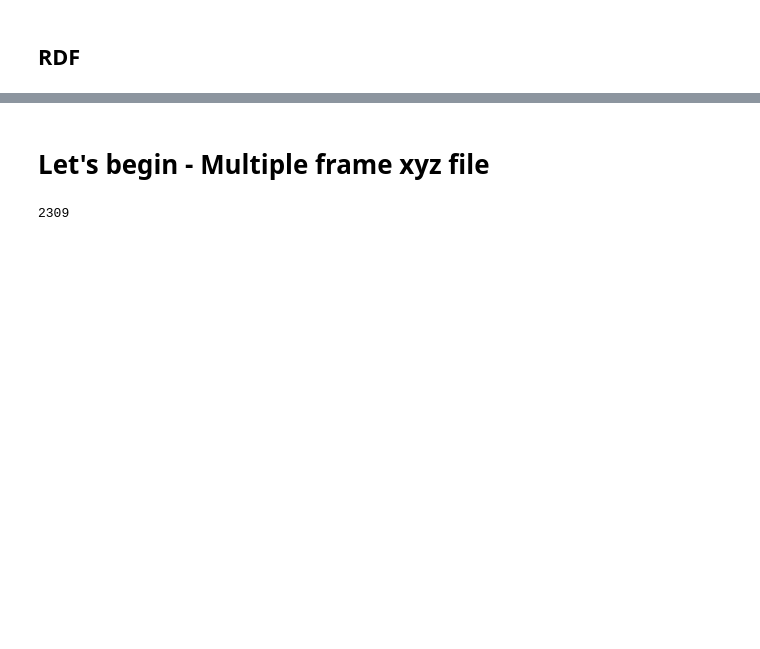
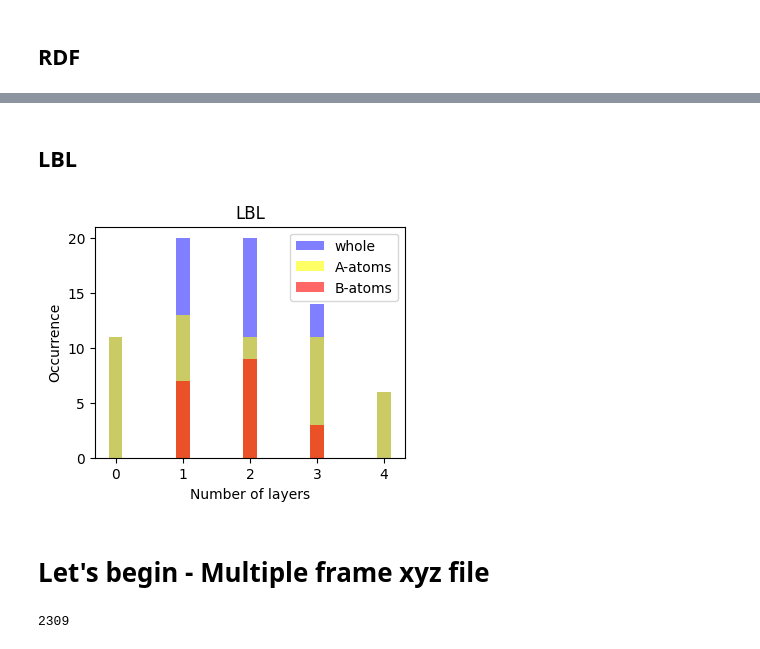
Before and after one commit to nanoMLMS/pySNOW, a Jupyter notebook: tutorial/distributions_bimetallic.ipynb, the cells around one changed output, grey strips where cells are left out. Cells and saved outputs as stored; diff of their text form; code cells hidden in the pictures; blank space fills up the shorter version.

```diff
--- a/tutorial/distributions_bimetallic.ipynb
+++ b/tutorial/distributions_bimetallic.ipynb
@@ -227,3 +269,22 @@ plt.show()
+# %% [markdown]
+## LBL
+# %%
+
+layer_height= my_lattice_A/ (np.sqrt(3)) #choose carefully considering that you have two different heights, how to combine them or which one you choose.
+
+n_layers, n_atoms_layer, n_atoms_layer_A, n_atoms_layer_B = cut_layers(el, coords, layer_height, 'z', element_A, element_B)
+
+plt.figure(figsize=(xfig, yfig))
+plt.bar(n_layers, n_atoms_layer, width=0.2, color='blue', alpha=0.5, label='whole')
+plt.bar(n_layers, n_atoms_layer_A, width=0.2, color='yellow', alpha=0.6, label='A-atoms')
+plt.bar(n_layers, n_atoms_layer_B, width=0.2, color='red', alpha=0.6, label='B-atoms')
+plt.xlabel("Number of layers")
+plt.ylabel("Occurrence")
+plt.title("LBL")
+plt.legend()
+plt.show()
+# %% [output]
+[figure, added]
 # %% [markdown]
 # Let's begin - Multiple frame xyz file
 # %%
```
Also changed, not shown: parts of 19 cells of this notebook, 1 other file.
